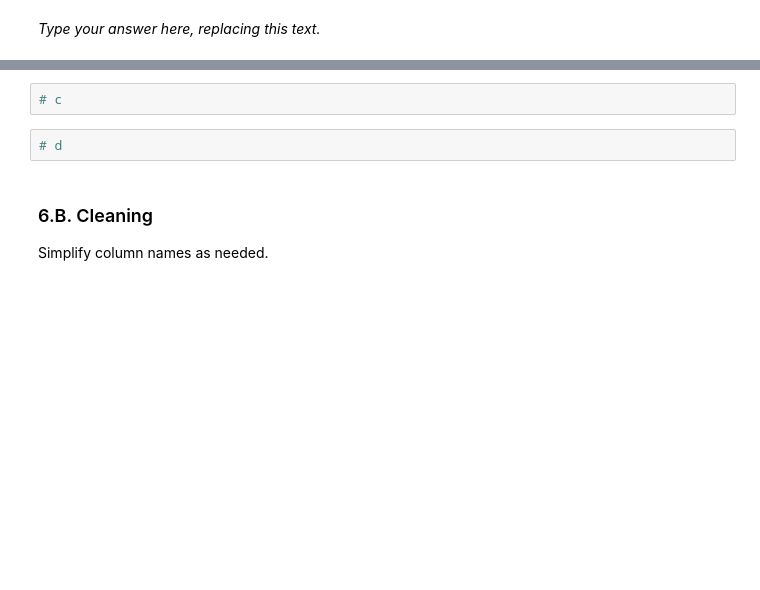
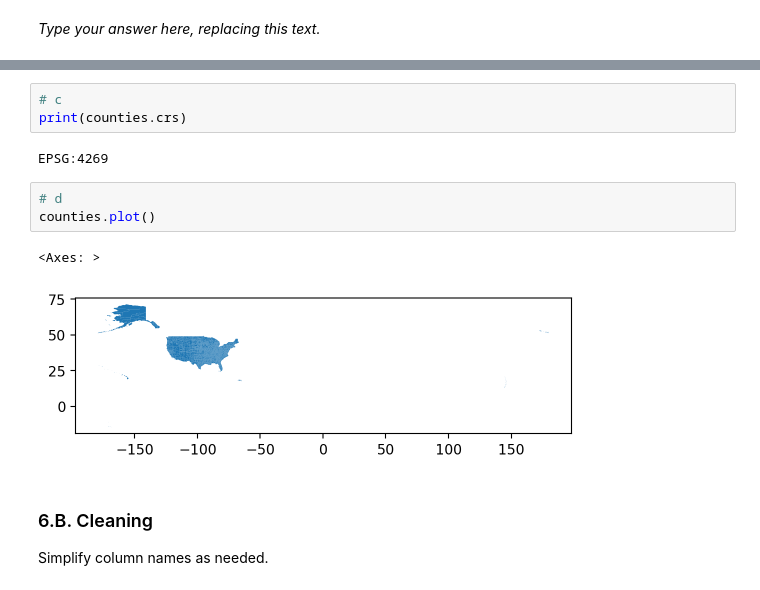
Before and after one commit to cloover7/eds220-hwk3, a Jupyter notebook: hwk3-task2-spills.ipynb, the cells around one changed output, grey strips where cells are left out. Cells and saved outputs as stored; diff of their text form; blank space fills up the shorter version.

```diff
--- a/hwk3-task2-spills.ipynb
+++ b/hwk3-task2-spills.ipynb
@@ -268,7 +377,14 @@ _Type your answer here, replacing this text._
 # %%
 # c
+print(counties.crs)
+# %% [output]
+EPSG:4269
 # %%
 # d
+counties.plot()
+# %% [output]
+<Axes: >
+[figure, added]
 # %% [markdown]
 <!-- END QUESTION -->
 
```
Also changed, not shown: parts of 32 cells of this notebook.
